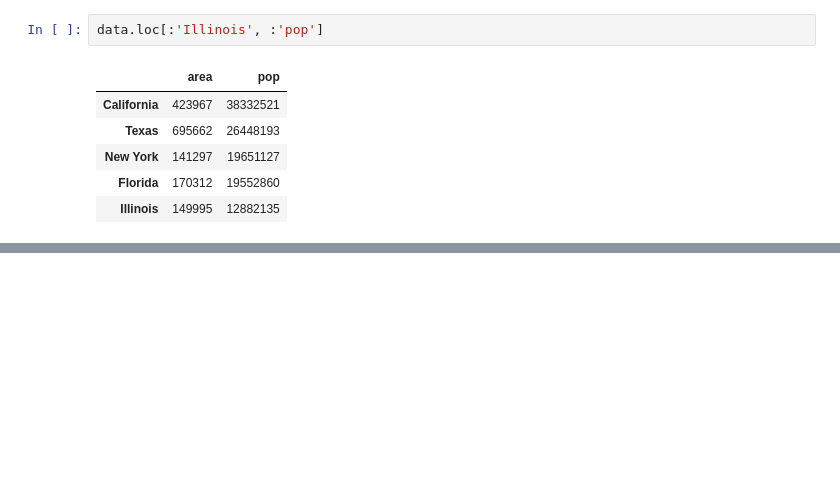
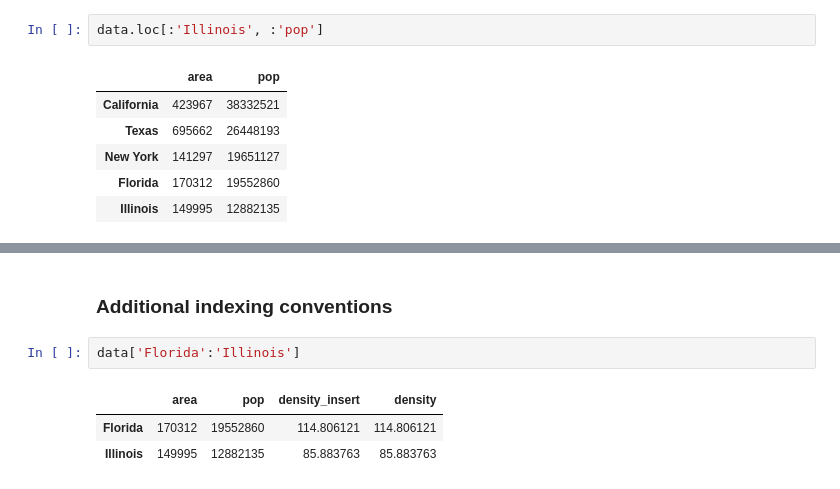
Before and after one commit to shredder47/Data-Science-Using-Python, a Jupyter notebook: DS_Pandas.ipynb, the cells around one changed output, grey strips where cells are left out. Drawn from its saved outputs; the diff is of its cells as text; blank space fills up the shorter version.

```diff
--- a/DS_Pandas.ipynb
+++ b/DS_Pandas.ipynb
@@ -360,0 +379,8 @@ data.loc[:'Illinois', :'pop']
+# %% [markdown]
+### Additional indexing conventions
+# %%
+data['Florida':'Illinois']
+# %% [output]
+|  | area | pop | density_insert | density |
+| Florida | 170312 | 19552860 | 114.806121 | 114.806121 |
+| Illinois | 149995 | 12882135 | 85.883763 | 85.883763 |
```
Also changed, not shown: parts of 19 cells of this notebook.
